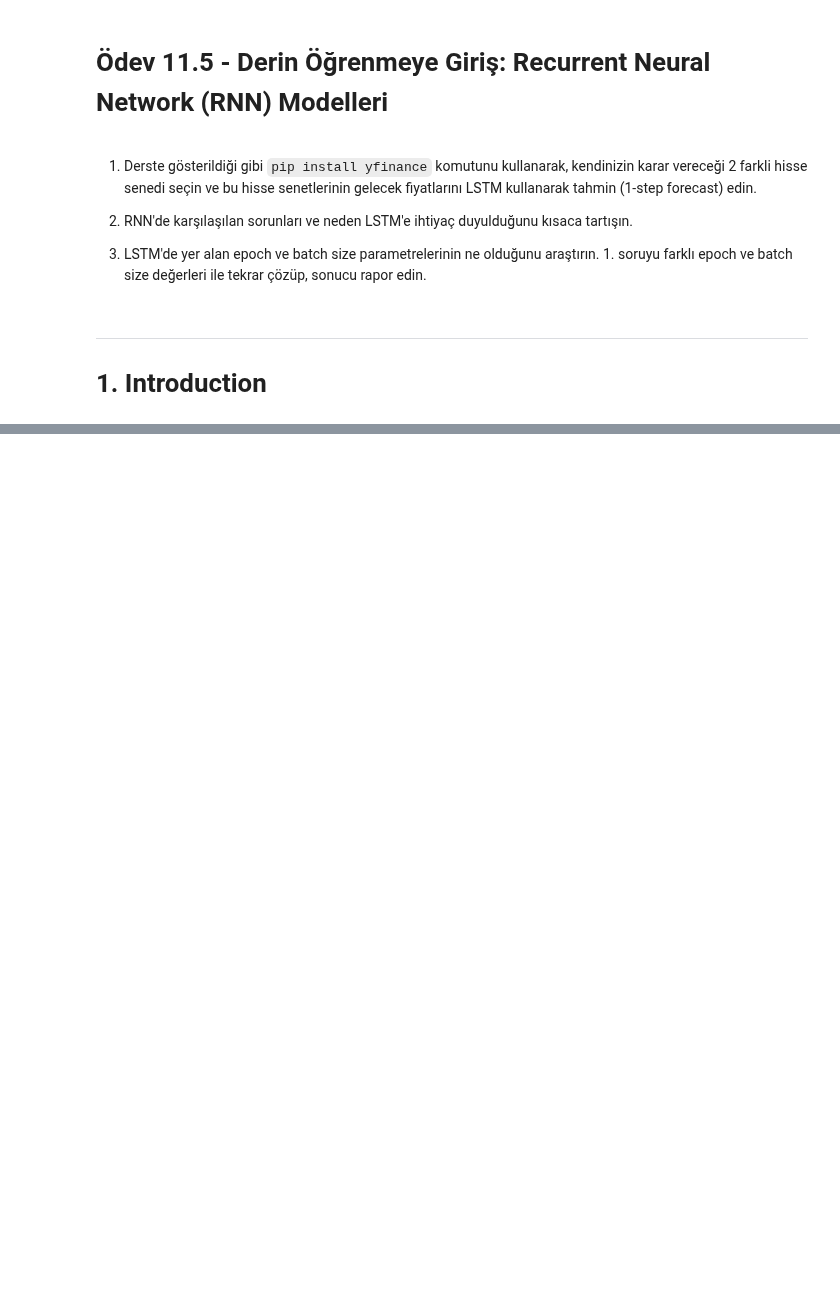
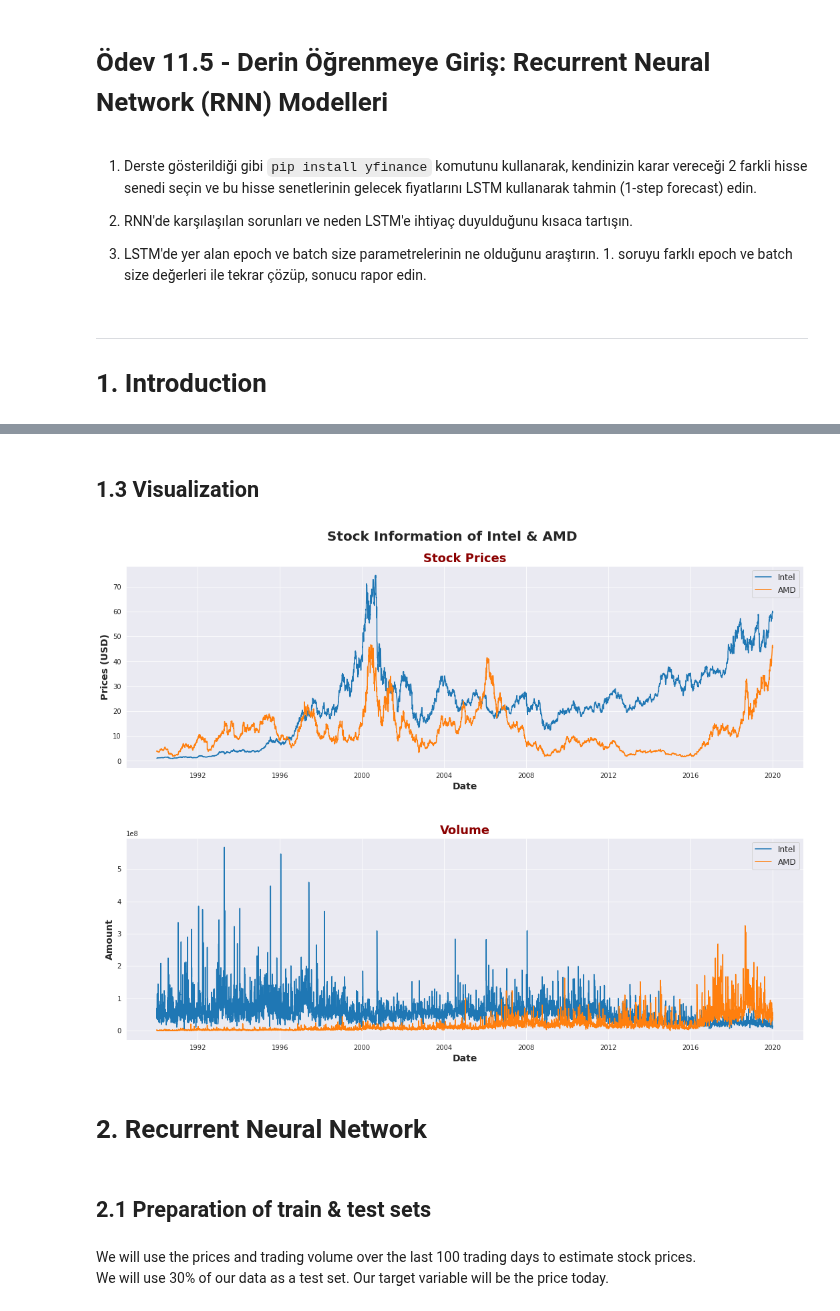
Before and after one commit to gulmert89/bootcamp_files, a Jupyter notebook: odev115_rnn.ipynb, the cells around one changed output, grey strips where cells are left out. Saved outputs shown, nothing was run; the diff lists cells and outputs as text; code cells hidden in the pictures; blank space fills up the shorter version.

```diff
--- a/odev115_rnn.ipynb
+++ b/odev115_rnn.ipynb
@@ -44,0 +47,11 @@ Successfully installed lxml-4.6.0 yfinance-0.1.55
+# %%
+intel = yf.download("INTC",
+                  start="1990-01-01",
+                  end="2020-01-01",
+                  interval="1d",
+                  prepost=True)
+amd = yf.download("AMD",
+                  start="1990-01-01",
+                  end="2020-01-01",
+                  interval="1d",
+                  prepost=True)
@@ -44,0 +61,7 @@ Successfully installed lxml-4.6.0 yfinance-0.1.55
+# %%
+intel["Average"] = (intel.High + intel.Low) / 2
+amd["Average"] = (amd.High + amd.Low) / 2
+intel.drop(columns=["High", "Low"], inplace=True)
+amd.drop(columns=["High", "Low"], inplace=True)
+
+intel.tail()
@@ -44,0 +76,37 @@ Successfully installed lxml-4.6.0 yfinance-0.1.55
+# %% [markdown]
+## 1.3 Visualization
+# %%
+%matplotlib inline
+sns.set_style("darkgrid")
+plt.figure(figsize=(16,12))
+plt.suptitle("Stock Information of Intel & AMD", size=20, weight="bold")
+# stock prices
+# INTEL
+plt.subplot(2,1,1)
+plt.title("Stock Prices", color="darkred", size=18, weight="bold")
+plt.plot(intel.index, intel.Average, label="Intel")
+# AMD
+plt.plot(amd.index, amd.Average, label="AMD")
+plt.xlabel("Date", size=14, weight="bold")
+plt.ylabel("Prices (USD)", size=14, weight="bold")
+plt.legend(loc="best", fontsize="large")
+
+# volume
+# INTEL
+plt.subplot(2,1,2)
+plt.title("Volume", color="darkred", size=18, weight="bold")
+plt.plot(intel.index, intel.Volume, label="Intel")
+# AMD
+plt.plot(amd.index, amd.Volume, label="AMD")
+plt.xlabel("Date", size=14, weight="bold")
+plt.ylabel("Amount", size=14, weight="bold")
+plt.legend(loc="best", fontsize="large")
+
+plt.tight_layout(pad=5)
+plt.show()
+# %% [output]
+[figure, added]
+# %% [markdown]
+# 2. Recurrent Neural Network
+# %% [markdown]
+## 2.1 Preparation of train & test sets
@@ -44,0 +120,2 @@ Successfully installed lxml-4.6.0 yfinance-0.1.55
+# %% [markdown]
+We will use the prices and trading volume over the last 100 trading days to estimate stock prices. <br>We will use 30% of our data as a test set. Our target variable will be the price today.
```
Also changed, not shown: parts of 22 cells of this notebook.
